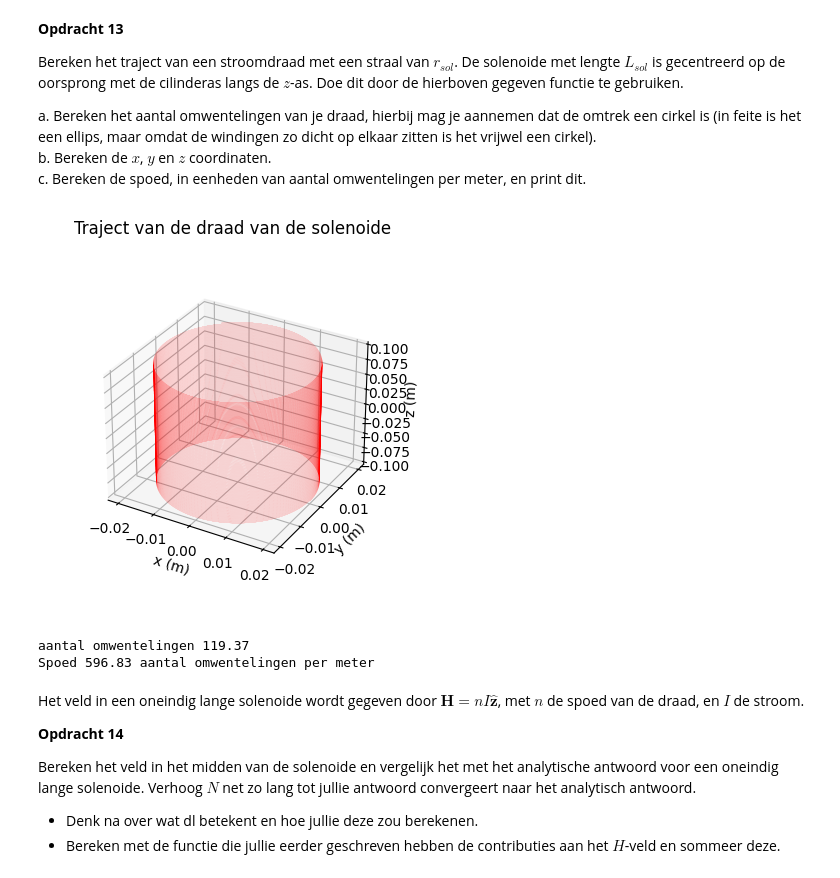
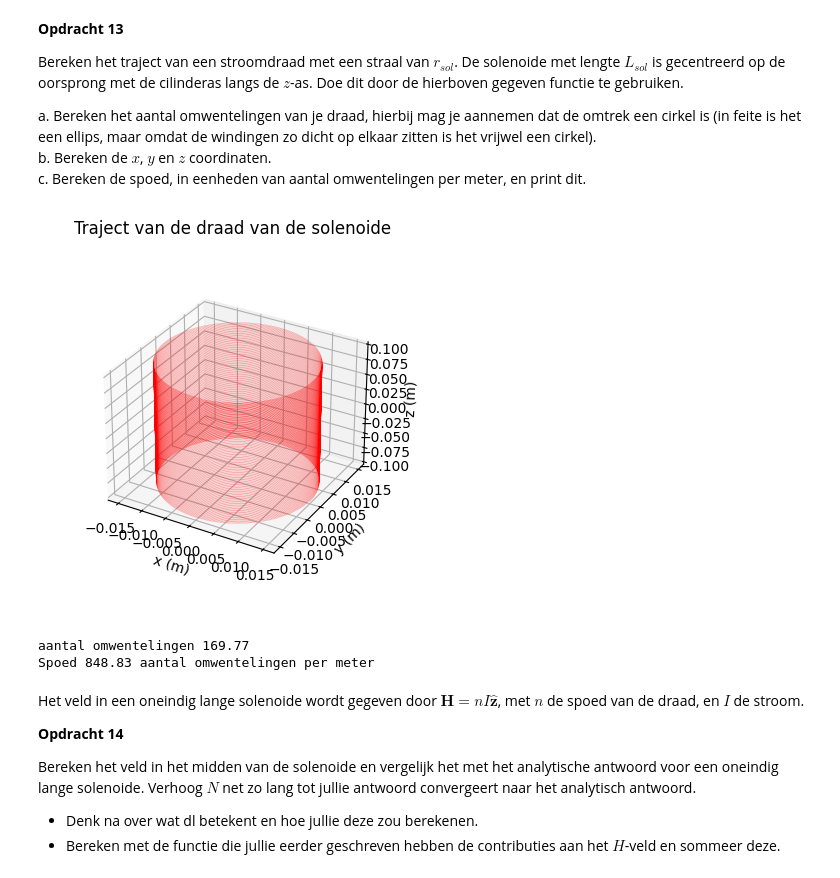
Before and after one commit to thaak123/THAAK-opdrachten-DEF-D, a Jupyter notebook: 2KrachtactuatorOpdracht/2KrachtactuatorOpdracht/KrachtactuatorOpdracht.ipynb, the cells around one changed output. Saved outputs shown, nothing was run; the diff lists cells and outputs as text; code cells hidden in the pictures.

```diff
--- a/2KrachtactuatorOpdracht/2KrachtactuatorOpdracht/KrachtactuatorOpdracht.ipynb
+++ b/2KrachtactuatorOpdracht/2KrachtactuatorOpdracht/KrachtactuatorOpdracht.ipynb
@@ -521,33 +521,34 @@ a. Bereken het aantal omwentelingen van je draad, hierbij mag je aannemen dat de
 b. Bereken de $x$, $y$ en $z$ coordinaten.\
 c. Bereken de spoed, in eenheden van aantal omwentelingen per meter, en print dit.
 # %%
-l_draad = 15 # Lengte draad
-r_sol = 0.02 # Straal solenoide
+l_draad = 16 # Lengte draad
+r_sol = 0.015 # Straal solenoide
 L_sol = 0.20 # Lengte solenoide
 
 aantal_omwentelingen = l_draad / (2 * np.pi * r_sol)
+
 N = int(aantal_omwentelingen) * 100 # Aantal wikkeling
+
+spoed = aantal_omwentelingen / L_sol
 
 #berekenen x, y, z
 x, y, z = parametrisatie(N, r_sol, aantal_omwentelingen, L_sol)
 
 # Enkele plots
 ax=plt.figure().add_subplot(projection='3d')
 plt.title('Traject van de draad van de solenoide')
 plt.plot(x, y, z, '-r', linewidth=0.1)
 ax.set_box_aspect(aspect=None, zoom=0.8)
 ax.set_xlabel('x (m)'), ax.set_ylabel('y (m)'), ax.set_zlabel('z (m)')
 plt.show()
 
-spoed = aantal_omwentelingen / L_sol
-
 #printen van waardes
 print(f"aantal omwentelingen {round(aantal_omwentelingen,2)}")
 print(f"Spoed {round(spoed,2)} aantal omwentelingen per meter")
 # %% [output]
-[figure, old version]
+[figure, new version]
-aantal omwentelingen 119.37
-Spoed 596.83 aantal omwentelingen per meter
+aantal omwentelingen 169.77
+Spoed 848.83 aantal omwentelingen per meter
 # %% [markdown]
 Het veld in een oneindig lange solenoide wordt gegeven door $\mathbf{H} = n I \hat{\mathbf{z}}$, met $n$ de spoed van de draad, en $I$ de stroom.
 
```
Also changed, not shown: parts of 8 cells of this notebook.
